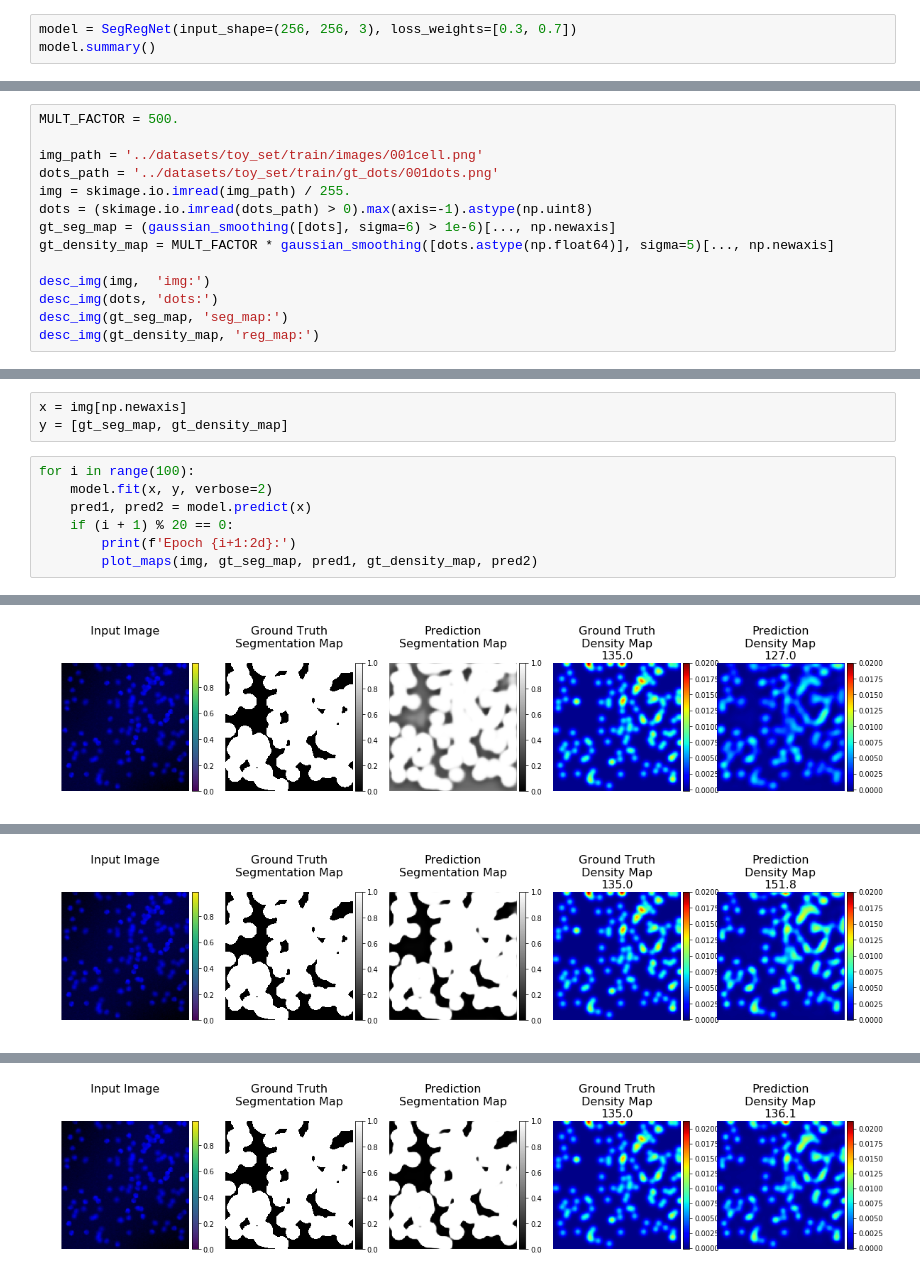
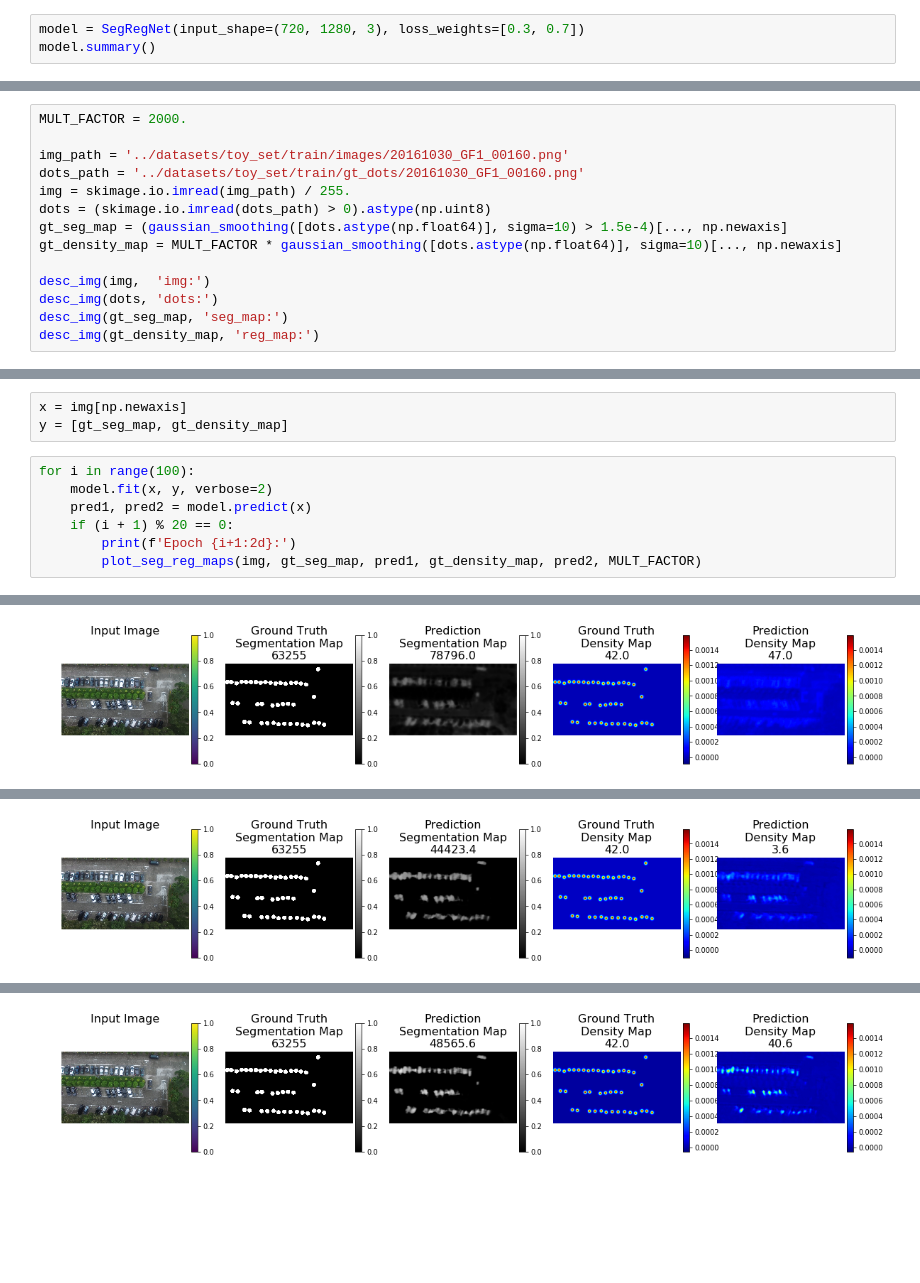
Before and after one commit to Tudor67/Object-Counting, a Jupyter notebook: neural_networks/seg_reg_net.ipynb, the cells around one changed output, grey strips where cells are left out. Cells and saved outputs as stored; diff of their text form; blank space fills up the shorter version.

```diff
--- a/neural_networks/seg_reg_net.ipynb
+++ b/neural_networks/seg_reg_net.ipynb
@@ -19,7 +20,7 @@ Using TensorFlow backend.
 # %% [markdown]
 ## 2. SegRegNet
 # %%
-model = SegRegNet(input_shape=(256, 256, 3), loss_weights=[0.3, 0.7])
+model = SegRegNet(input_shape=(720, 1280, 3), loss_weights=[0.3, 0.7])
 model.summary()
 # %% [output]
 __________________________________________________________________________________________________
@@ -45,14 +46,14 @@ ________________________________________________________________________________
 def desc_img(img, title=''):
     print(title, img.shape, img.dtype, (img.min(), img.max()), img.sum())
 # %%
-MULT_FACTOR = 500.
+MULT_FACTOR = 2000.
 
-img_path = '../datasets/toy_set/train/images/001cell.png'
-dots_path = '../datasets/toy_set/train/gt_dots/001dots.png'
+img_path = '../datasets/toy_set/train/images/20161030_GF1_00160.png'
+dots_path = '../datasets/toy_set/train/gt_dots/20161030_GF1_00160.png'
 img = skimage.io.imread(img_path) / 255.
-dots = (skimage.io.imread(dots_path) > 0).max(axis=-1).astype(np.uint8)
-gt_seg_map = (gaussian_smoothing([dots], sigma=6) > 1e-6)[..., np.newaxis]
-gt_density_map = MULT_FACTOR * gaussian_smoothing([dots.astype(np.float64)], sigma=5)[..., np.newaxis]
+dots = (skimage.io.imread(dots_path) > 0).astype(np.uint8)
+gt_seg_map = (gaussian_smoothing([dots.astype(np.float64)], sigma=10) > 1.5e-4)[..., np.newaxis]
+gt_density_map = MULT_FACTOR * gaussian_smoothing([dots.astype(np.float64)], sigma=10)[..., np.newaxis]
 
 desc_img(img,  'img:')
 desc_img(dots, 'dots:')
@@ -135,6 +109,6 @@ for i in range(100):
     pred1, pred2 = model.predict(x)
     if (i + 1) % 20 == 0:
         print(f'Epoch {i+1:2d}:')
-        plot_maps(img, gt_seg_map, pred1, gt_density_map, pred2)
+        plot_seg_reg_maps(img, gt_seg_map, pred1, gt_density_map, pred2, MULT_FACTOR)
 # %% [output]
 Epoch 1/1
@@ -156,3 +130,3 @@ Epoch 1/1
 Epoch 20:
-[figure, old version]
+[figure, new version]
 Epoch 1/1
@@ -174,3 +148,3 @@ Epoch 1/1
 Epoch 40:
-[figure, old version]
+[figure, new version]
 Epoch 1/1
@@ -192,3 +166,3 @@ Epoch 1/1
 Epoch 60:
-[figure, old version]
+[figure, new version]
 Epoch 1/1
```
Also changed, not shown: parts of 8 cells of this notebook, 3 other files.
